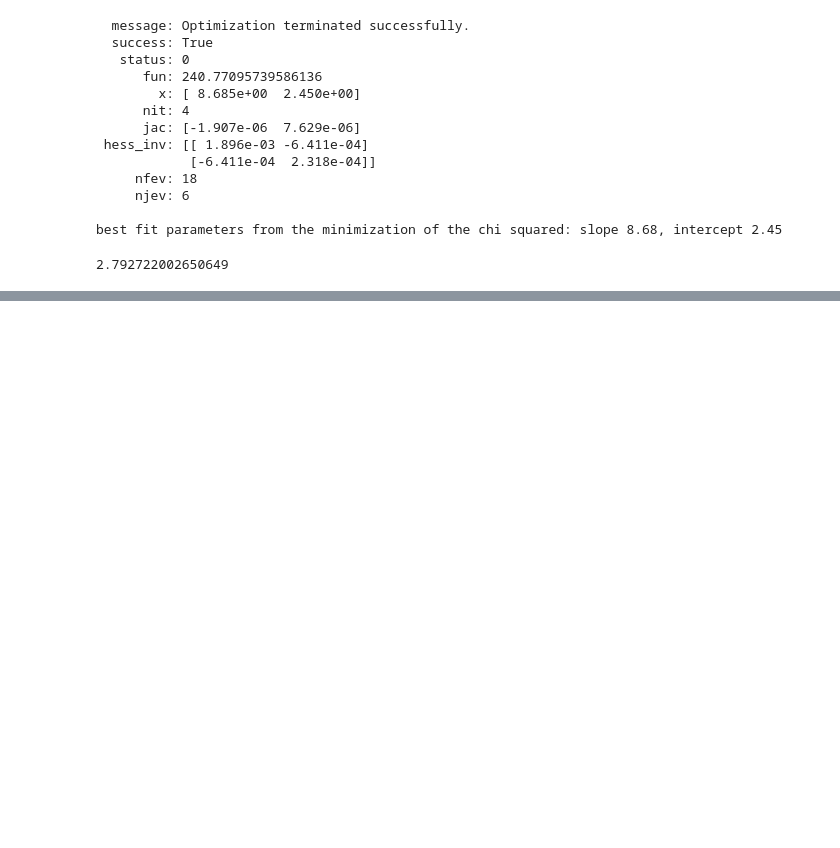
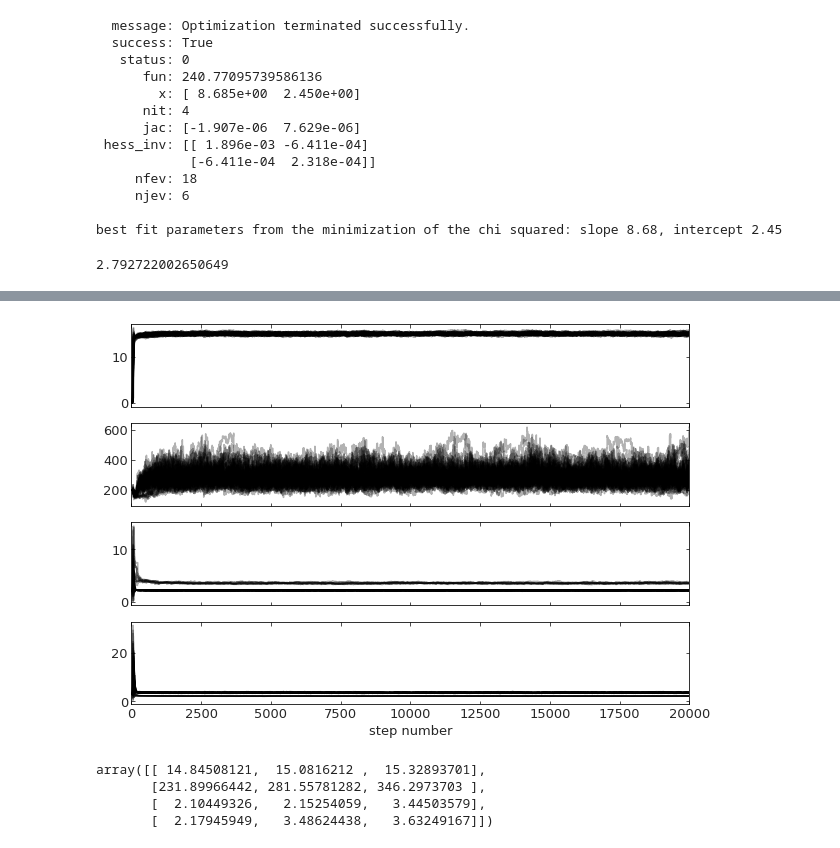
Before and after one commit to AlbertoBassanoni/MLPNS_ABassanoni, a Jupyter notebook: FittingLineToGRBAfterglows_23_3.ipynb, the cells around one changed output, grey strips where cells are left out. Cells and saved outputs as stored; diff of their text form; code cells hidden in the pictures; blank space fills up the shorter version.

```diff
--- a/FittingLineToGRBAfterglows_23_3.ipynb
+++ b/FittingLineToGRBAfterglows_23_3.ipynb
@@ -478,0 +729,12 @@ l2(chi2Solution.x, x_test, y_test)
+# %%
+def log_probability(theta, x, y, yerr):
+  """
+  posterior probability:
+  P(model | data) - P(data | model) * P(model) = log_prior + log_likelihood
+  """
+  lp = log_prior(theta)
+  #evito di calcolare la posterior se il prior sta fuori dal range
+  #di slope, intercept > 0
+  if not np.isfinite(lp):
+    return -np.inf
+  return lp+log_likelihood(theta, x, y, yerr)
@@ -478,0 +763,4 @@ l2(chi2Solution.x, x_test, y_test)
+# %%
+sampler=emcee.EnsembleSampler(nwalkers, ndim, log_probability, args=(x_nolog,y,s))
+# %%
+sampler.run_mcmc(pos, 20000, progress= True)
@@ -478,0 +785,10 @@ l2(chi2Solution.x, x_test, y_test)
+# %%
+fig, axes = plt.subplots(ndim, figsize=(10, 7), sharex=True)
+samples = sampler.get_chain()
+for i in range(ndim):
+    ax = axes[i]
+    ax.plot(samples[:, :, i], "k", alpha=0.3)
+    ax.set_xlim(0, len(samples))
+    ax.yaxis.set_label_coords(-0.1, 0.5)
+axes[-1].set_xlabel("step number");
+# %% [output]
@@ -478,0 +812 @@ l2(chi2Solution.x, x_test, y_test)
+[figure, added]
@@ -478,0 +815,10 @@ l2(chi2Solution.x, x_test, y_test)
+# %%
+mcmc = np.zeros((ndim, 3))
+for i in range(ndim):
+  mcmc[i] = np.percentile( flat_samples[:,i], [16, 50, 84])
+mcmc
+# %% [output]
+array([[ 14.84508121,  15.0816212 ,  15.32893701],
+       [231.89966442, 281.55781282, 346.2973703 ],
+       [  2.10449326,   2.15254059,   3.44503579],
+       [  2.17945949,   3.48624438,   3.63249167]])
```
Also changed, not shown: parts of 30 cells of this notebook.
